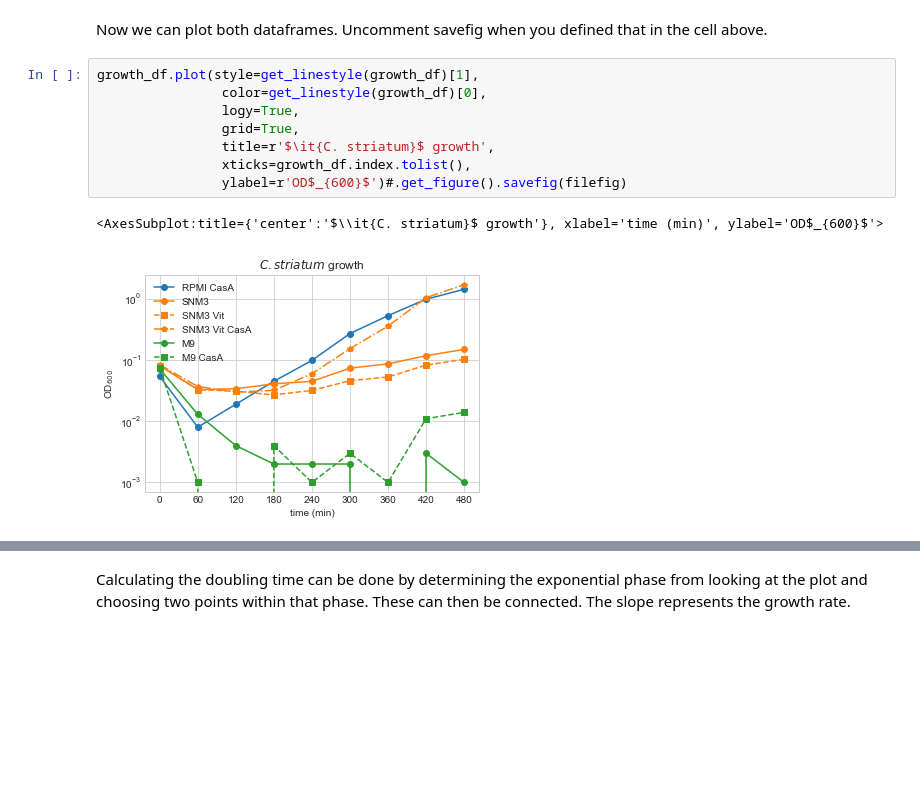
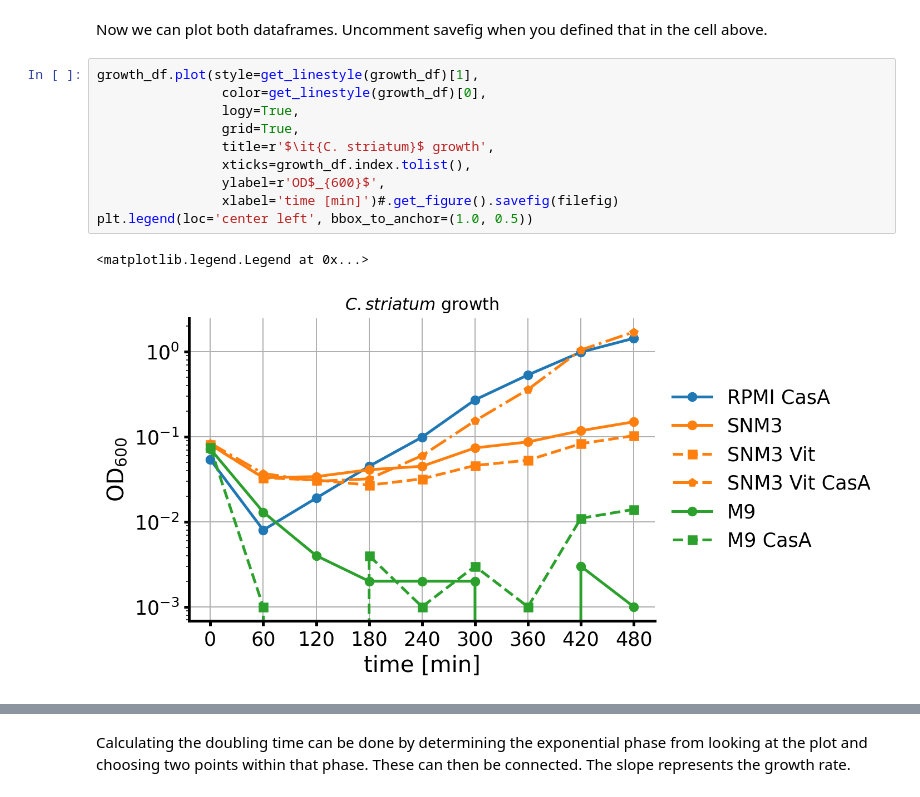
Before and after one commit to draeger-lab/C_striatum_wetlab, a Jupyter notebook: other_data/manual_growth_curves.ipynb, the cells around one changed output, grey strips where cells are left out. Cells and saved outputs as stored; diff of their text form; blank space fills up the shorter version.

Commit message:
manual curve and PARAMS #6

```diff
--- a/other_data/manual_growth_curves.ipynb
+++ b/other_data/manual_growth_curves.ipynb
@@ -72,14 +71,16 @@ Now we can plot both dataframes. Uncomment savefig when you defined that in the
 # %%
 growth_df.plot(style=get_linestyle(growth_df)[1],
                 color=get_linestyle(growth_df)[0],
                 logy=True,
                 grid=True,
                 title=r'$\it{C. striatum}$ growth',
                 xticks=growth_df.index.tolist(),
-                ylabel=r'OD$_{600}$')#.get_figure().savefig(filefig)
+                ylabel=r'OD$_{600}$',
+                xlabel='time [min]')#.get_figure().savefig(filefig)
+plt.legend(loc='center left', bbox_to_anchor=(1.0, 0.5))
 # %% [output]
-<AxesSubplot:title={'center':'$\\it{C. striatum}$ growth'}, xlabel='time (min)', ylabel='OD$_{600}$'>
+<matplotlib.legend.Legend at 0x...>
-[figure, old version]
+[figure, new version]
 # %%
 growth_df_norm.plot(style=get_linestyle(growth_df_norm)[1],
                     color=get_linestyle(growth_df_norm)[0],
```
Also changed, not shown: parts of 3 cells of this notebook, 3 other files.
